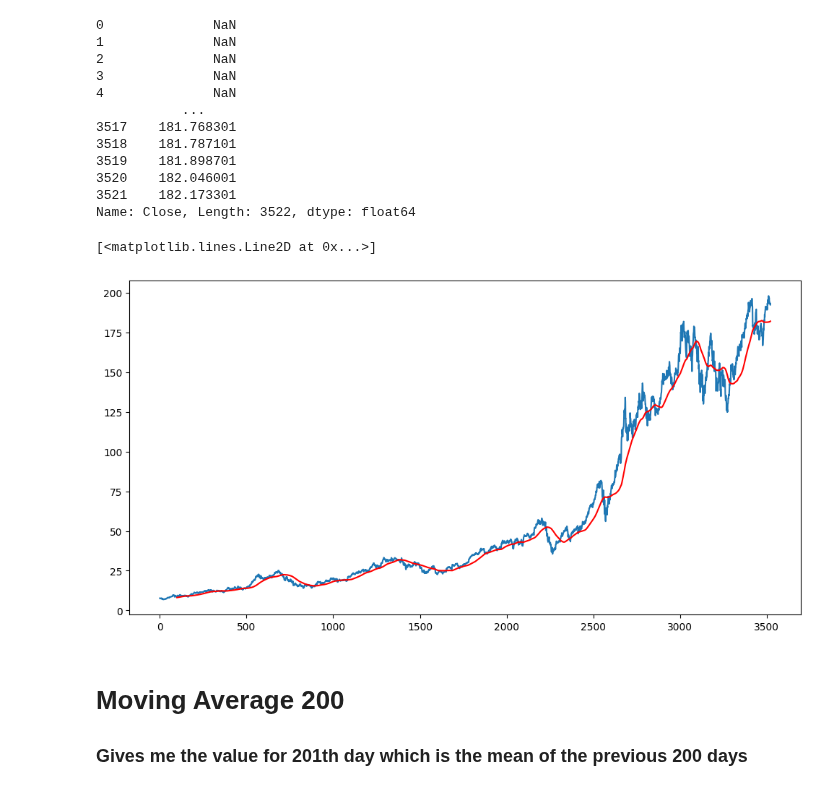
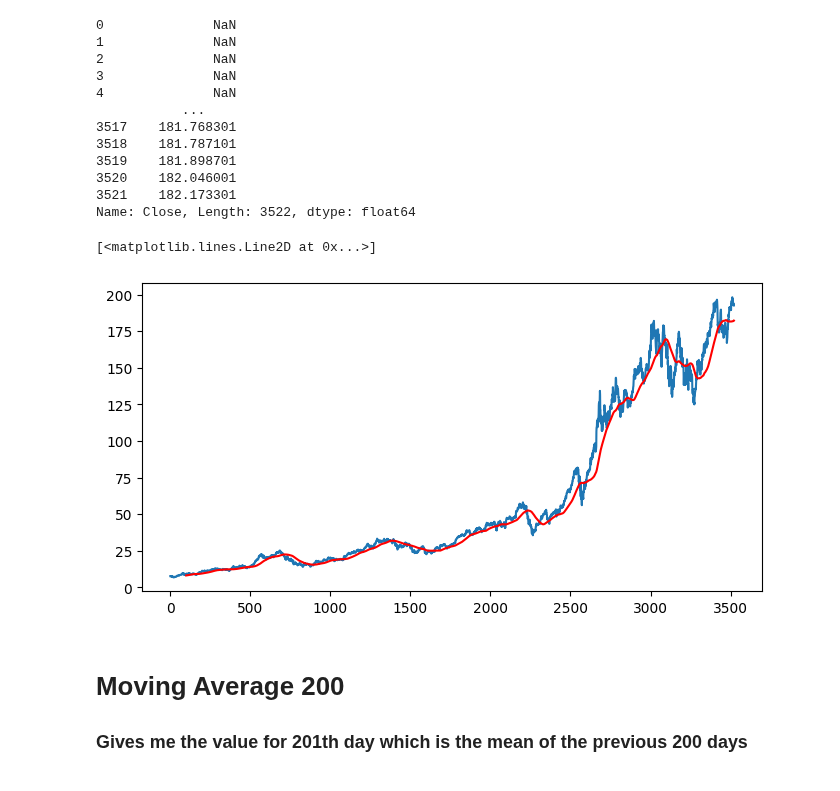
Before and after one commit to Sparsh865/Stock-Price-Predictor, a Jupyter notebook: LSTM Model.ipynb, the cells around one changed output. Drawn from its saved outputs; the diff is of its cells as text; code cells hidden in the pictures.

```diff
--- a/LSTM Model.ipynb
+++ b/LSTM Model.ipynb
@@ -76,12 +76,12 @@ ma100
 3521    182.173301
 Name: Close, Length: 3522, dtype: float64
 # %%
-plt.figure(figsize=(12,6))
+plt.figure(figsize=(8,4))
 plt.plot(df.Close)
 plt.plot(ma100,'red')
 # %% [output]
 [<matplotlib.lines.Line2D at 0x...>]
-[figure, old version]
+[figure, new version]
 # %% [markdown]
 # Moving Average 200
 ### Gives me the value for 201th day which is the mean of the previous 200 days
```
Also changed, not shown: parts of 4 cells of this notebook, 4 other files.
